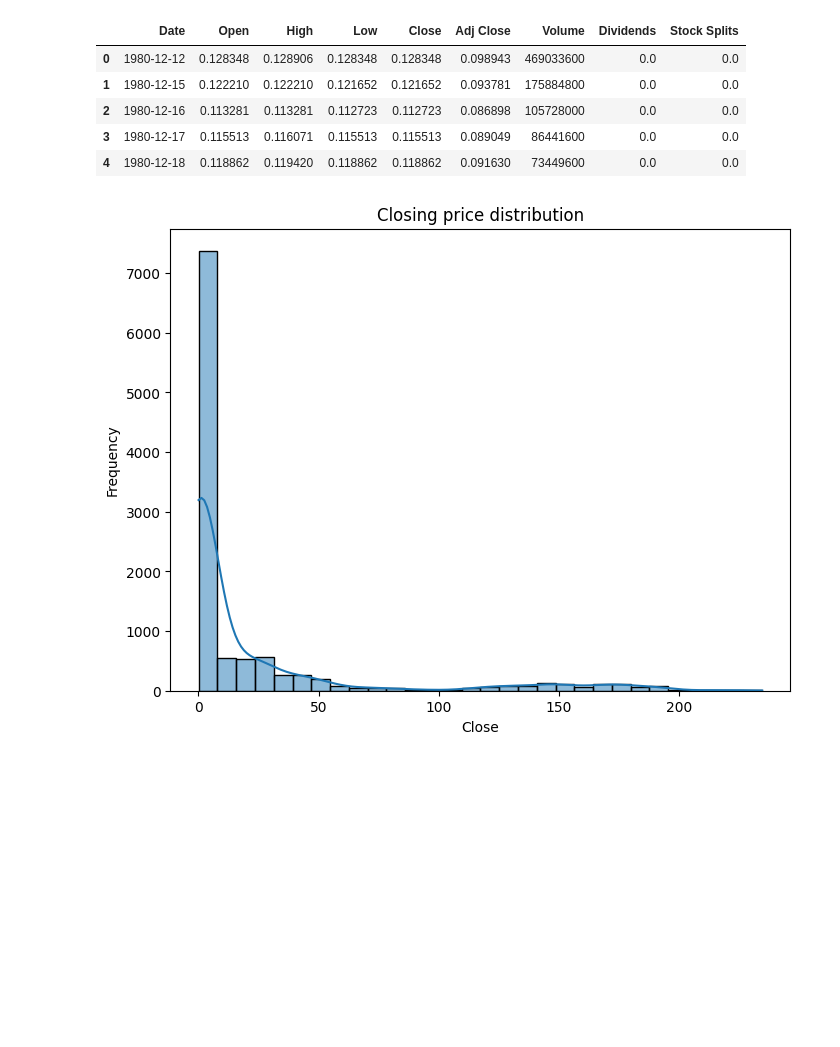
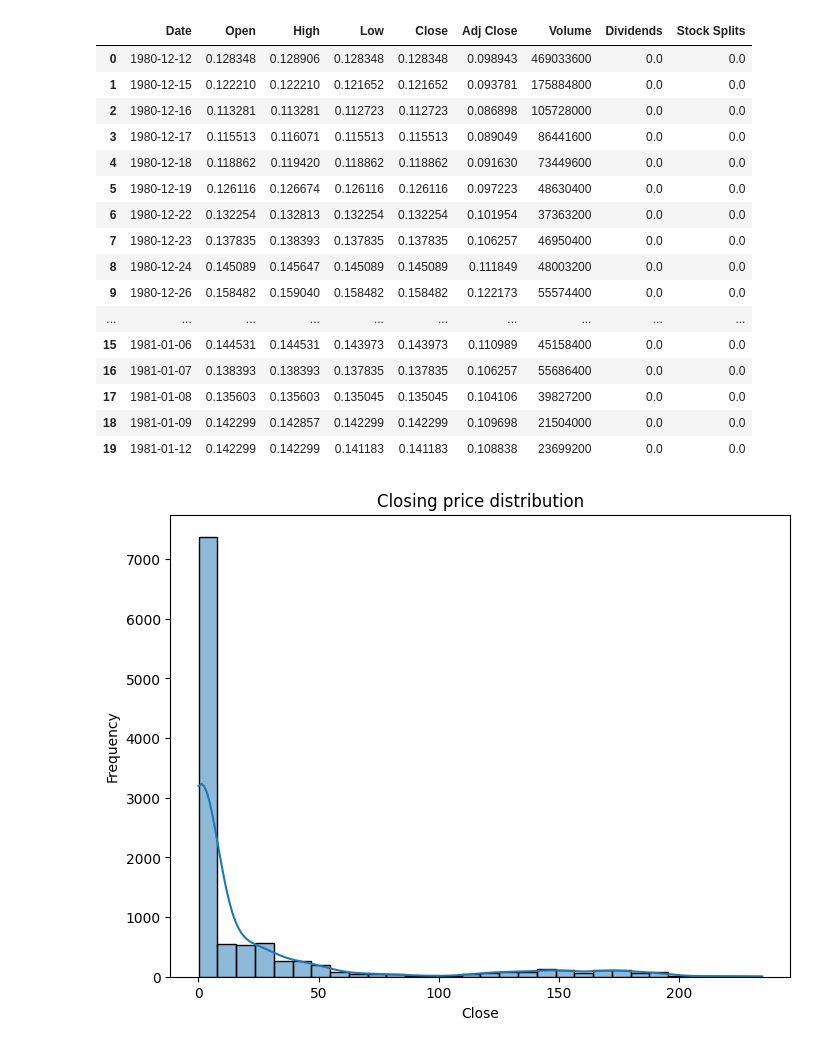
Before and after one commit to nani020/kifiya_week1, a Jupyter notebook: notebooks/analysis.ipynb, the cells around one changed output. Drawn from its saved outputs; the diff is of its cells as text; code cells hidden in the pictures; blank space fills up the shorter version.

```diff
--- a/notebooks/analysis.ipynb
+++ b/notebooks/analysis.ipynb
@@ -11,14 +11,25 @@ from scripts.data_visualization import plot_data,plot_univariate,plot_bivariate
 # %%
 # Load and preprocess the data
 df = load_data('../Data/AAPL_historical_data.csv')
-df.head()
+df.head(20)
 # %% [output]
 |  | Date | Open | High | Low | Close | Adj Close | Volume | Dividends | Stock Splits |
 | 0 | 1980-12-12 | 0.128348 | 0.128906 | 0.128348 | 0.128348 | 0.098943 | 469033600 | 0.0 | 0.0 |
 | 1 | 1980-12-15 | 0.122210 | 0.122210 | 0.121652 | 0.121652 | 0.093781 | 175884800 | 0.0 | 0.0 |
 | 2 | 1980-12-16 | 0.113281 | 0.113281 | 0.112723 | 0.112723 | 0.086898 | 105728000 | 0.0 | 0.0 |
 | 3 | 1980-12-17 | 0.115513 | 0.116071 | 0.115513 | 0.115513 | 0.089049 | 86441600 | 0.0 | 0.0 |
 | 4 | 1980-12-18 | 0.118862 | 0.119420 | 0.118862 | 0.118862 | 0.091630 | 73449600 | 0.0 | 0.0 |
+| 5 | 1980-12-19 | 0.126116 | 0.126674 | 0.126116 | 0.126116 | 0.097223 | 48630400 | 0.0 | 0.0 |
+| 6 | 1980-12-22 | 0.132254 | 0.132813 | 0.132254 | 0.132254 | 0.101954 | 37363200 | 0.0 | 0.0 |
+| 7 | 1980-12-23 | 0.137835 | 0.138393 | 0.137835 | 0.137835 | 0.106257 | 46950400 | 0.0 | 0.0 |
+| 8 | 1980-12-24 | 0.145089 | 0.145647 | 0.145089 | 0.145089 | 0.111849 | 48003200 | 0.0 | 0.0 |
+| 9 | 1980-12-26 | 0.158482 | 0.159040 | 0.158482 | 0.158482 | 0.122173 | 55574400 | 0.0 | 0.0 |
+| ... | ... | ... | ... | ... | ... | ... | ... | ... | ... |
+| 15 | 1981-01-06 | 0.144531 | 0.144531 | 0.143973 | 0.143973 | 0.110989 | 45158400 | 0.0 | 0.0 |
+| 16 | 1981-01-07 | 0.138393 | 0.138393 | 0.137835 | 0.137835 | 0.106257 | 55686400 | 0.0 | 0.0 |
+| 17 | 1981-01-08 | 0.135603 | 0.135603 | 0.135045 | 0.135045 | 0.104106 | 39827200 | 0.0 | 0.0 |
+| 18 | 1981-01-09 | 0.142299 | 0.142857 | 0.142299 | 0.142299 | 0.109698 | 21504000 | 0.0 | 0.0 |
+| 19 | 1981-01-12 | 0.142299 | 0.142299 | 0.141183 | 0.141183 | 0.108838 | 23699200 | 0.0 | 0.0 |
 # %%
 plot_univariate(df, 'Close', title="Closing price distribution")
 plot_bivariate(df, 'Close', 'Volume', title="Closing price VS volume traded")
```
Also changed, not shown: parts of 1 cell of this notebook.
